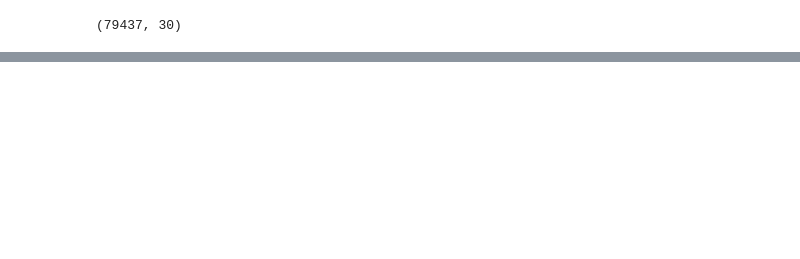
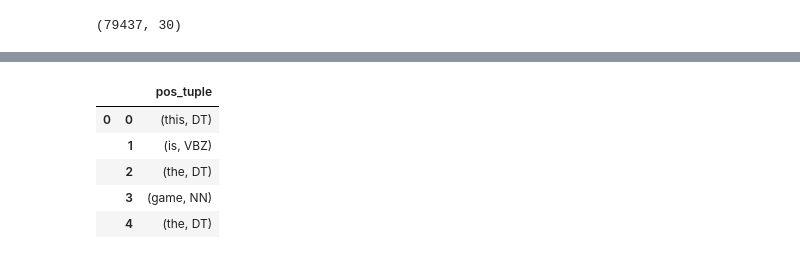
Before and after one commit to Arnab777as3uj/steaML, a Jupyter notebook: steam_reviews.ipynb, the cells around one changed output, grey strips where cells are left out. Saved outputs shown, nothing was run; the diff lists cells and outputs as text; code cells hidden in the pictures; blank space fills up the shorter version.

```diff
--- a/steam_reviews.ipynb
+++ b/steam_reviews.ipynb
@@ -57,0 +130,15 @@ rev_all.head()
+# %%
+tokens = rev_all.review\
+    .apply(lambda x: pd.Series(nltk.pos_tag(nltk.word_tokenize(x))))\
+    .stack()\
+    .to_frame()\
+    .rename(columns={0:'pos_tuple'})
+
+tokens.head()
+# %% [output]
+|  |  | pos_tuple |
+| 0 | 0 | (this, DT) |
+|  | 1 | (is, VBZ) |
+|  | 2 | (the, DT) |
+|  | 3 | (game, NN) |
+|  | 4 | (the, DT) |
```
Also changed, not shown: parts of 13 cells of this notebook.
